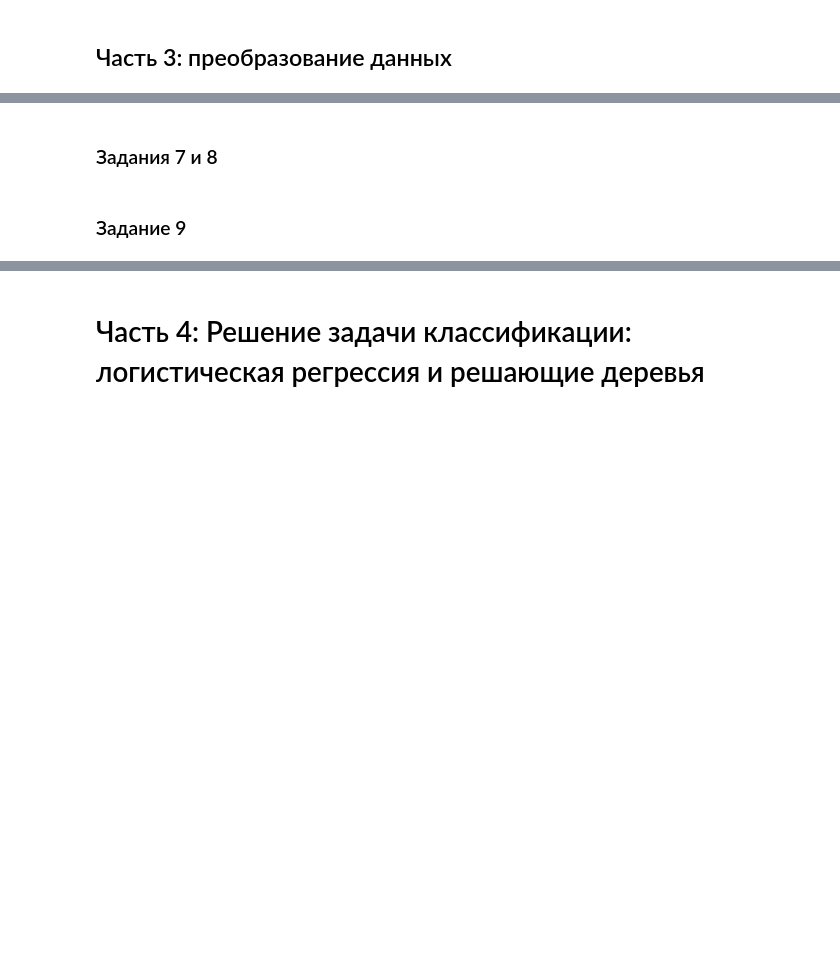
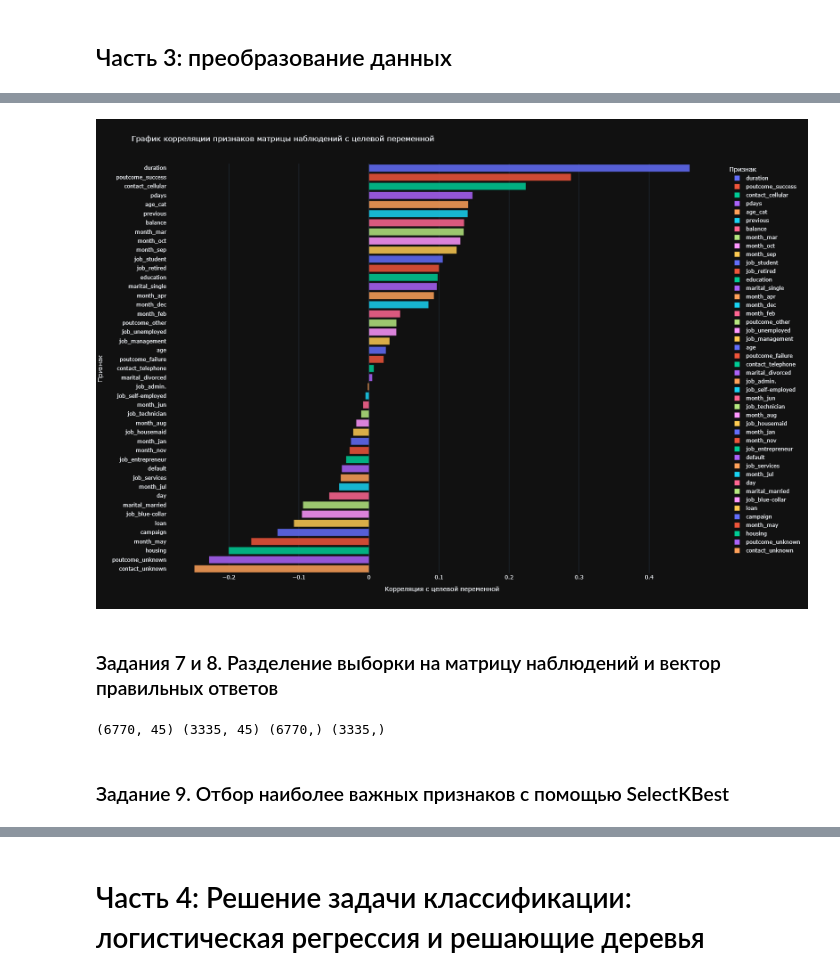
Before and after one commit to esta1d/Data_Science_learning, a Jupyter notebook: PROJECT/PROJECT-4/Project_4_ML.ipynb, the cells around one changed output, grey strips where cells are left out. Drawn from its saved outputs; the diff is of its cells as text; code cells hidden in the pictures; blank space fills up the shorter version.

```diff
--- a/PROJECT/PROJECT-4/Project_4_ML.ipynb
+++ b/PROJECT/PROJECT-4/Project_4_ML.ipynb
@@ -518,7 +571,26 @@ axes[1].set_xlabel('Образование', fontsize=15, color='lightpink');
+# %%
+bar_plot = encoded_df.corr()[['deposit']].sort_values(by='deposit', ascending=False).drop(index='deposit').reset_index()
+px.bar(
+    bar_plot,
+    y='index',
+    x='deposit',
+    template='plotly_dark',
+    opacity=0.85,
+    labels={'index': 'Признак', 'deposit': 'Корреляция с целевой переменной'},
+    color='index',
+    width=1600,
+    height=1100,
+    title='График корреляции признаков матрицы наблюдений с целевой переменной'
+)
+# %% [output]
+[figure, added]
 # %% [markdown]
-### Задания 7 и 8
+### Задания 7 и 8. Разделение выборки на матрицу наблюдений и вектор правильных ответов
 # %%
-X = df.drop(['deposit'], axis=1)
-y = df['deposit']
+X = encoded_df.drop(['deposit'], axis=1)
+y = encoded_df['deposit']
 
-X_train, X_test, y_train, y_test = train_test_split(X, y, stratify=y, random_state = 42, test_size = 0.33)
+X_train, X_test, y_train, y_test = train_test_split(X, y, stratify=y, random_state=RANDOM_STATE, test_size=0.33)
+print(X_train.shape, X_test.shape, y_train.shape, y_test.shape)
+# %% [output]
+(6770, 45) (3335, 45) (6770,) (3335,)
@@ -527,4 +597,4 @@ X_train, X_test, y_train, y_test = train_test_split(X, y, stratify=y, random_sta
 # %% [markdown]
-### Задание 9
+### Задание 9. Отбор наиболее важных признаков с помощью SelectKBest
 # %%
 # с помощью SelectKBest отберите 15 наиболее подходящих признаков
```
Also changed, not shown: parts of 37 cells of this notebook.
